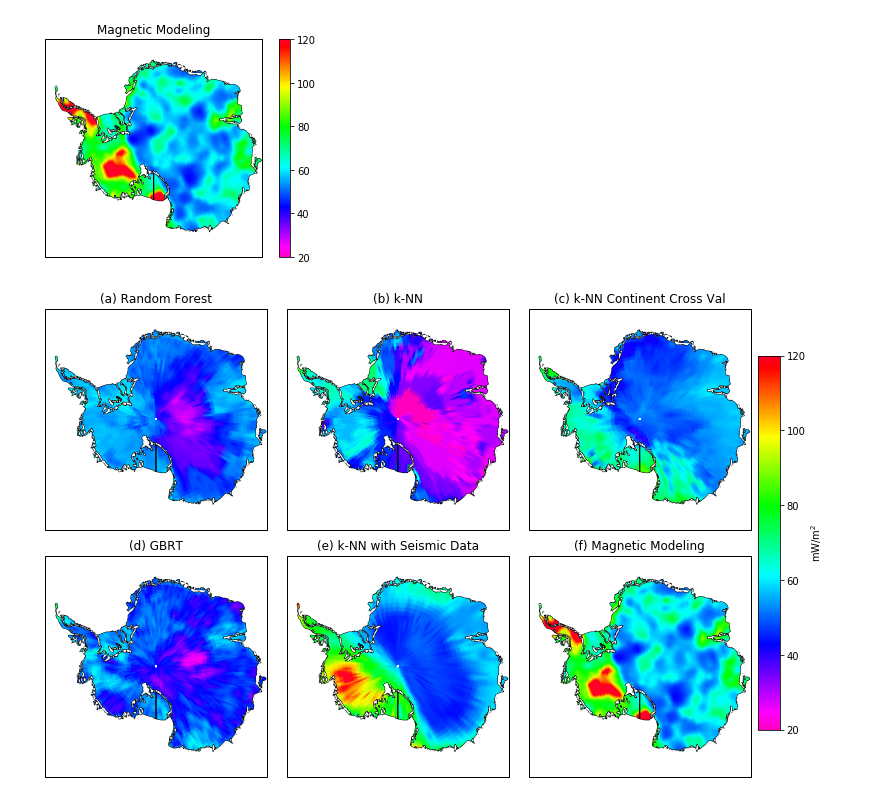
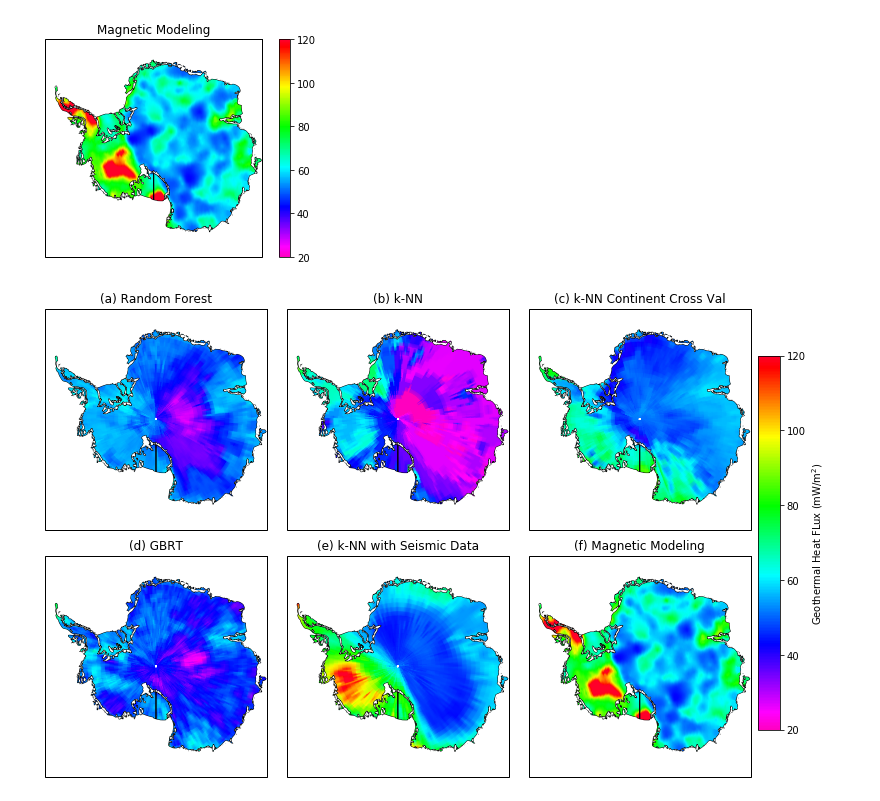
Before and after one commit to kjgoodrick/CSCI_5622_Project_Final, a Jupyter notebook: Generate_Maps.ipynb, the cells around one changed output. Cells and saved outputs as stored; diff of their text form; code cells hidden in the pictures.

```diff
--- a/Generate_Maps.ipynb
+++ b/Generate_Maps.ipynb
@@ -41,23 +41,23 @@ plt_ant_feat(z, x=x, y=y, ups=True, title='Magnetic Modeling')
 # %%
 fig, ax = plt.subplots(2, 3, figsize=(10, 6.5), subplot_kw=dict(projection=ccrs.SouthPolarStereo(), aspect='auto'))
 
 ant_data = pd.read_csv('data/ant_features.csv')
 shapiro_data = pd.read_csv('data/shapiro_processed.csv')
 x, y, z = np.loadtxt('data/Antarctic_GHF.xyz', unpack=True)
 
 plt_ant_feat(randomforest.pred(ant_data), fig=fig, ax=ax[0,0], colorbar=False, title='(a) Random Forest')
 plt_ant_feat(d_knn.pred(ant_data), fig=fig, ax=ax[0,1], colorbar=False, title='(b) k-NN')
 plt_ant_feat(knn.pred(ant_data), fig=fig, ax=ax[0,2], colorbar=False, title='(c) k-NN Continent Cross Val')
 plt_ant_feat(gbrt.pred(ant_data), fig=fig, ax=ax[1,0], colorbar=False, title='(d) GBRT')
 plt_ant_feat(shapiro_data['GHF'].values.ravel(), fig=fig, ax=ax[1,1], colorbar=False, title='(e) k-NN with Seismic Data')
 mesh = plt_ant_feat(z, x=x, y=y, ups=True, fig=fig, ax=ax[1,2], colorbar=False, title='(f) Magnetic Modeling')
 
 cbaxes = fig.add_axes([0.99, 0.1, 0.03, 0.8])
-fig.colorbar(mesh, ax=ax[:,1], orientation='vertical', cax=cbaxes, label='mW/m$^2$')
+fig.colorbar(mesh, ax=ax[:,1], orientation='vertical', cax=cbaxes, label='Geothermal Heat FLux (mW/m$^2$)')
 plt.subplots_adjust(wspace=0.09, hspace=.12, left=0, bottom=0, right=.98, top=1)
-#plt.savefig('antarctica_predictions_full.pdf', bbox_inches="tight")
+# plt.savefig('antarctica_predictions_full.pdf', bbox_inches="tight")
 # %% [output]
-[figure, old version]
+[figure, new version]
 # %%
 # Feature Importance
 label_map = {'age':'Age',
```
Also changed, not shown: parts of 1 cell of this notebook.
